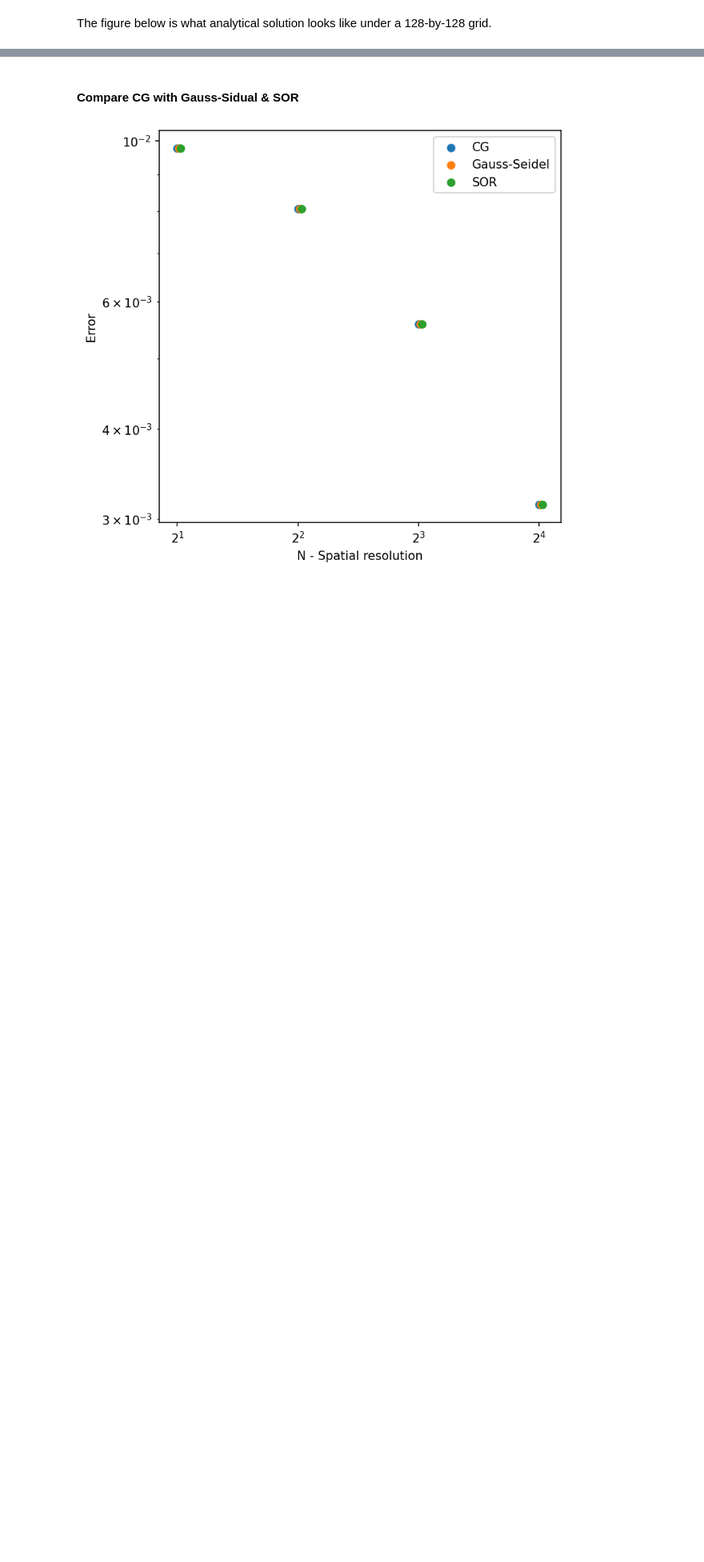
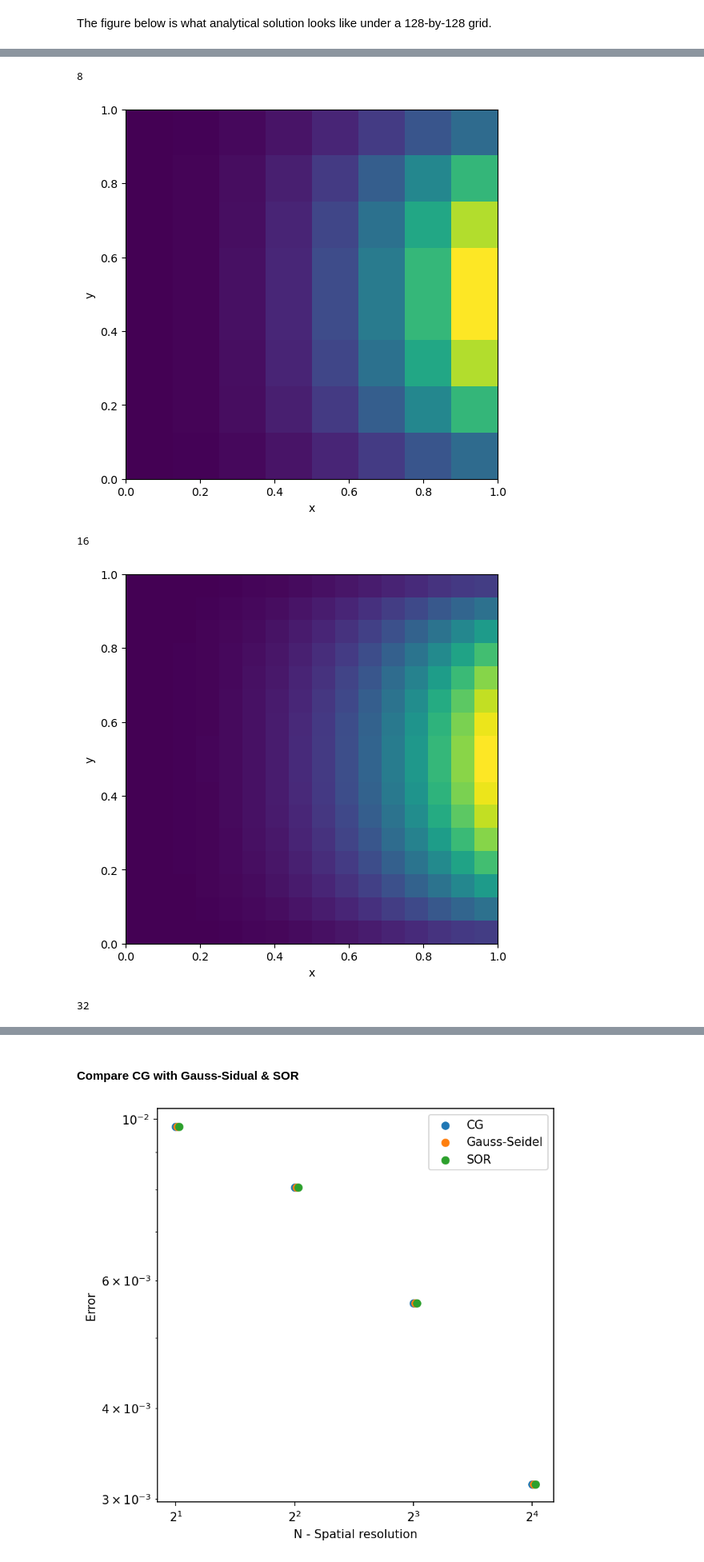
Before and after one commit to hsinfan1996/CGPoisson, a Jupyter notebook: demo_pytorch.ipynb, the cells around one changed output, grey strips where cells are left out. Shown at 80% size. Drawn from its saved outputs; the diff is of its cells as text; code cells hidden in the pictures; blank space fills up the shorter version.

Commit message:
Integrate jupyter c++ (#7)
* Add file output to cpp

* Simplify calculation

* Update NB

```diff
--- a/demo_pytorch.ipynb
+++ b/demo_pytorch.ipynb
@@ -94,0 +118,3 @@ for scheme in schemes:
+# %%
+for N in resolution:
+    run(f"./CGPoisson.out {N}", shell=True)
@@ -94,0 +127,18 @@ for scheme in schemes:
+# %%
+for N in resolution:
+    sol = np.loadtxt(f"output_{N}.txt")
+    N_sol = int(np.sqrt(sol.shape)[0])
+    sol_plot = sol.reshape(-1, N_sol, order='C')[1:-1, 1:-1]
+    print(N_sol-2)
+
+    fig = plt.figure(figsize=(6, 6))
+    fig.gca().pcolormesh(np.linspace(0, 1, N_sol-1), np.linspace(0, 1, N_sol-1), sol_plot.T)
+    fig.gca().set_xlabel("x")
+    fig.gca().set_ylabel("y")
+    plt.show()
+# %% [output]
+8
+[figure, added]
+16
+[figure, added]
+32
```
Also changed, not shown: parts of 13 cells of this notebook, 2 other files.
